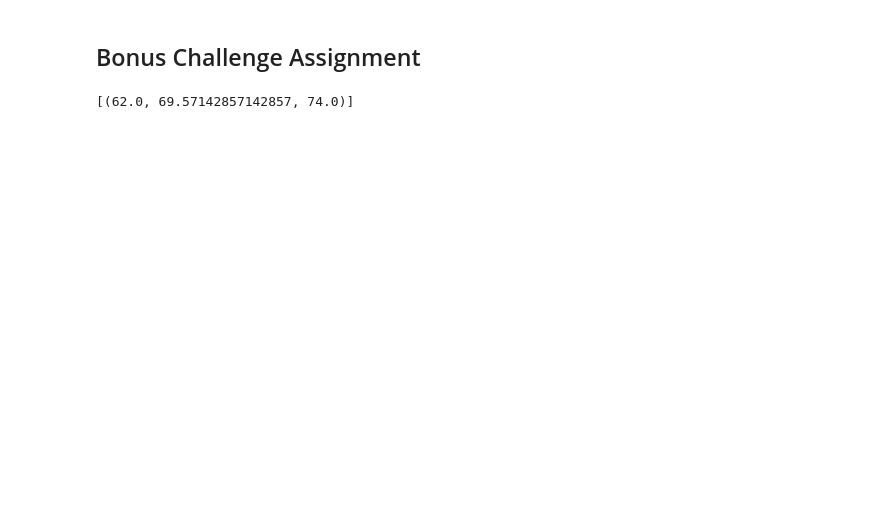
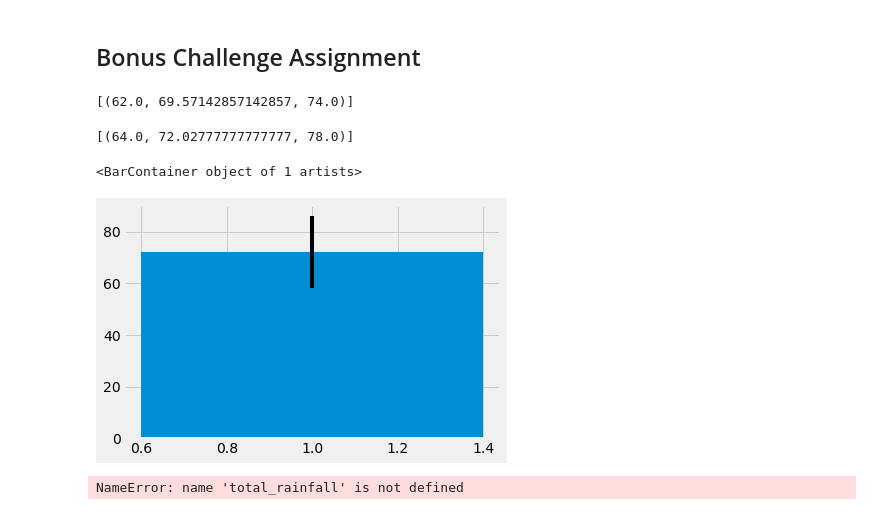
Before and after one commit to PanaratDuke/sqlalchemy-challenge, a Jupyter notebook: climate_starter.ipynb, the cells around one changed output. Cells and saved outputs as stored; diff of their text form; code cells hidden in the pictures; blank space fills up the shorter version.

```diff
--- a/climate_starter.ipynb
+++ b/climate_starter.ipynb
@@ -228,8 +306,17 @@ print(calc_temps('2012-02-28', '2012-03-05'))
 # %%
 # Use your previous function `calc_temps` to calculate the tmin, tavg, and tmax
 # for your trip using the previous year's data for those same dates.
+# My Vacation
+print(calc_temps('2017-02-28', '2017-03-05'))
+# %% [output]
+[(64.0, 72.02777777777777, 78.0)]
 # %%
 # Plot the results from your previous query as a bar chart.
+temp_bar = list(np.ravel(calc_temps('2017-02-28', '2017-03-05')))
+plt.bar(1,temp_bar[1],yerr=temp_bar[2]-temp_bar[0])
 # Use "Trip Avg Temp" as your Title
 # Use the average temperature for the y value
 # Use the peak-to-peak (tmax-tmin) value as the y error bar (yerr)
+# %% [output]
+<BarContainer object of 1 artists>
+[figure, added]
@@ -236,3 +352,21 @@ print(calc_temps('2012-02-28', '2012-03-05'))
 # %%
 # Calculate the total amount of rainfall per weather station for your trip dates using the previous year's matching dates.
 # Sort this in descending order by precipitation amount and list the station, name, latitude, longitude, and elevation
+
+# total_rainfall = session.query(Measurement.station,
+#                                Station.name,\
+#                                func.sum(Measurement.prcp),\
+#                                Station.latitude,\
+#                                Station.longitude,\
+#                                Station.elevation)\
+#                                .filter(Measurement.date >= '2016-08-23')\
+#                                .filter(Measurement.station == most_active_station)\
+#                                .group_by(Measurement.station)\
+#                                .order_by(func.sum(Measurement.prcp).desc()).all()
+total_rainfall
+# total_rainfall = list(np.ravel(total_rainfall))
+# total_rainfall
+# total_rainfall_df = pd.DataFrame(total_rainfall, index=None)
+# total_rainfall_df.head()
+# %% [output]
+NameError: name 'total_rainfall' is not defined
```
Also changed, not shown: parts of 40 cells of this notebook, 3 other files.
